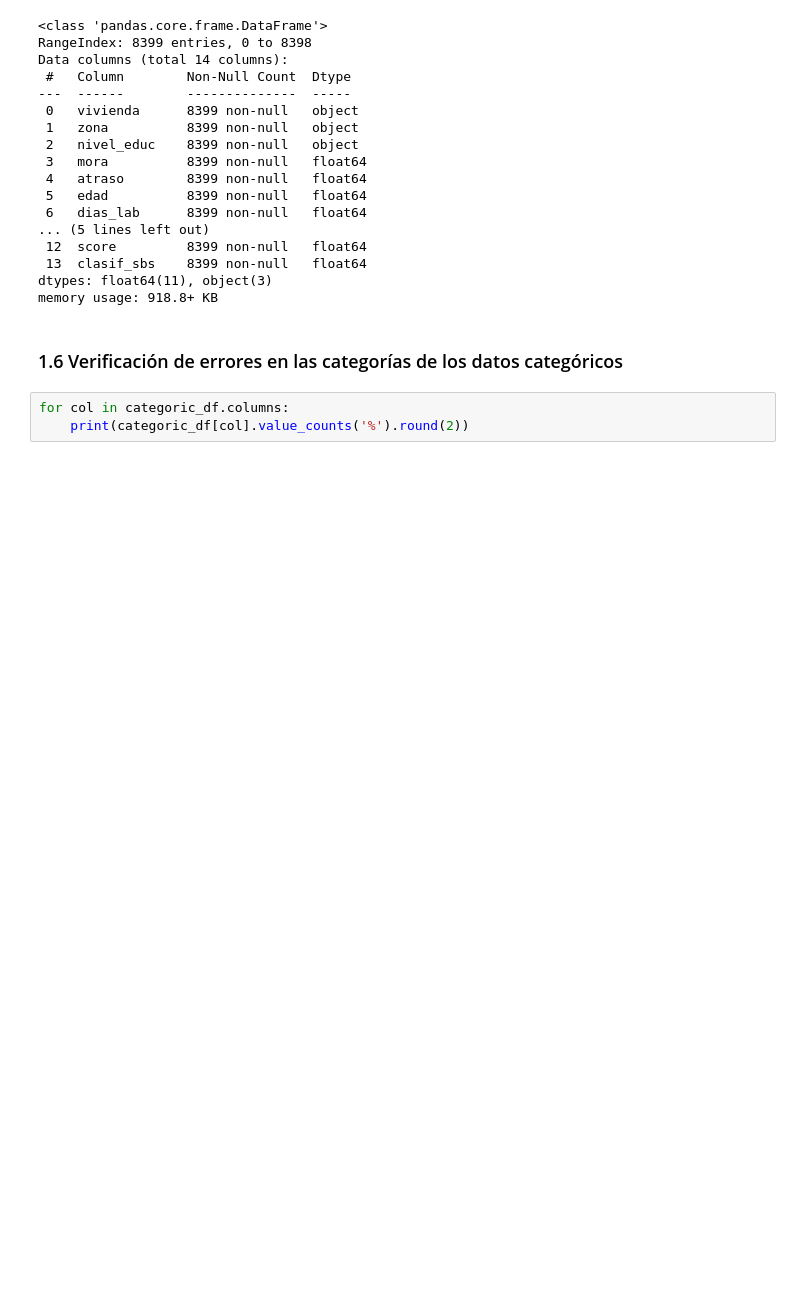
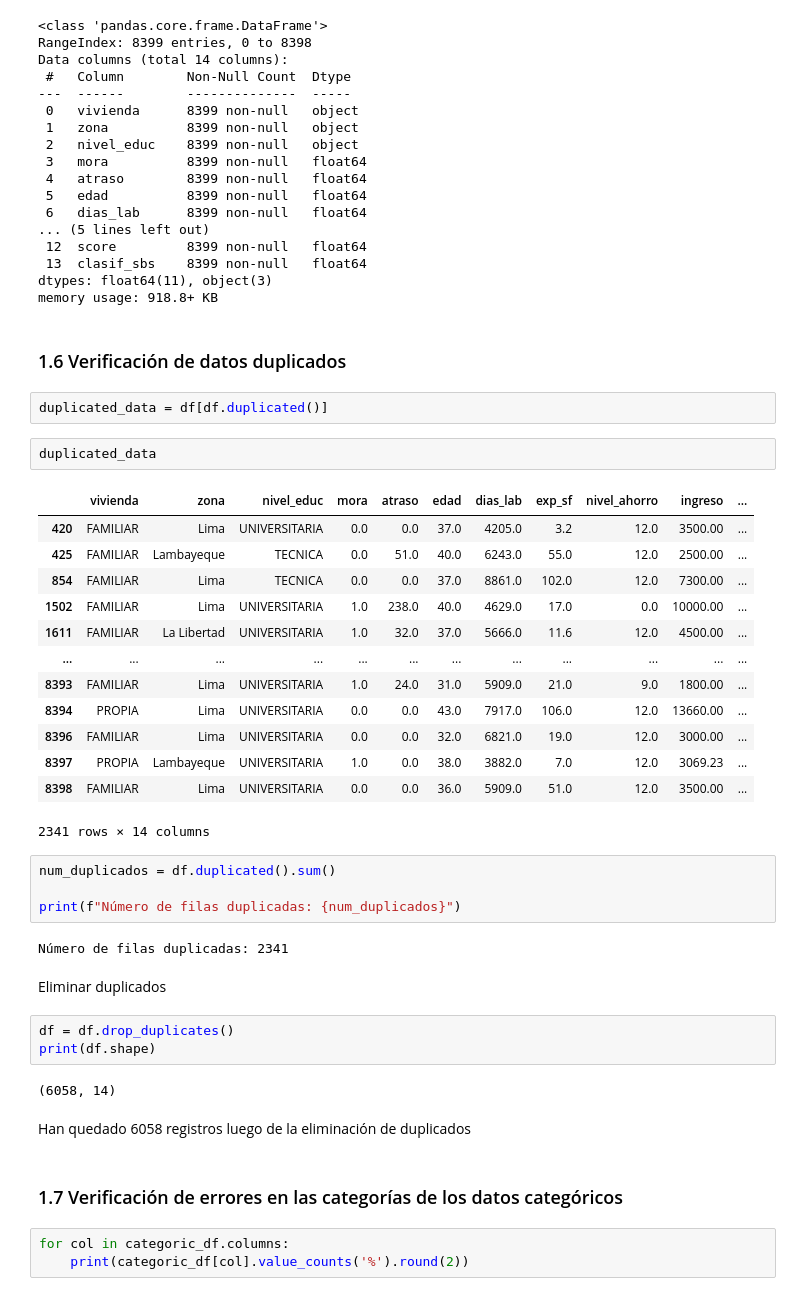
Before and after one commit to gonzakayunawel/tarea_1_mla, a Jupyter notebook: tarea_1_mla.ipynb, the cells around one changed output. Saved outputs shown, nothing was run; the diff lists cells and outputs as text; blank space fills up the shorter version.

```diff
--- a/tarea_1_mla.ipynb
+++ b/tarea_1_mla.ipynb
@@ -263,8 +263,43 @@ Data columns (total 14 columns):
  13  clasif_sbs    8399 non-null   float64
 dtypes: float64(11), object(3)
 memory usage: 918.8+ KB
+# %% [markdown]
+### 1.6 Verificación de datos duplicados
+# %%
+duplicated_data = df[df.duplicated()]
+# %%
+duplicated_data
+# %% [output]
+|  | vivienda | zona | nivel_educ | mora | atraso | edad | dias_lab | exp_sf | nivel_ahorro | ingreso | ... |
+| 420 | FAMILIAR | Lima | UNIVERSITARIA | 0.0 | 0.0 | 37.0 | 4205.0 | 3.2 | 12.0 | 3500.00 | ... |
+| 425 | FAMILIAR | Lambayeque | TECNICA | 0.0 | 51.0 | 40.0 | 6243.0 | 55.0 | 12.0 | 2500.00 | ... |
+| 854 | FAMILIAR | Lima | TECNICA | 0.0 | 0.0 | 37.0 | 8861.0 | 102.0 | 12.0 | 7300.00 | ... |
+| 1502 | FAMILIAR | Lima | UNIVERSITARIA | 1.0 | 238.0 | 40.0 | 4629.0 | 17.0 | 0.0 | 10000.00 | ... |
+| 1611 | FAMILIAR | La Libertad | UNIVERSITARIA | 1.0 | 32.0 | 37.0 | 5666.0 | 11.6 | 12.0 | 4500.00 | ... |
+| ... | ... | ... | ... | ... | ... | ... | ... | ... | ... | ... | ... |
+| 8393 | FAMILIAR | Lima | UNIVERSITARIA | 1.0 | 24.0 | 31.0 | 5909.0 | 21.0 | 9.0 | 1800.00 | ... |
+| 8394 | PROPIA | Lima | UNIVERSITARIA | 0.0 | 0.0 | 43.0 | 7917.0 | 106.0 | 12.0 | 13660.00 | ... |
+| 8396 | FAMILIAR | Lima | UNIVERSITARIA | 0.0 | 0.0 | 32.0 | 6821.0 | 19.0 | 12.0 | 3000.00 | ... |
+| 8397 | PROPIA | Lambayeque | UNIVERSITARIA | 1.0 | 0.0 | 38.0 | 3882.0 | 7.0 | 12.0 | 3069.23 | ... |
+| 8398 | FAMILIAR | Lima | UNIVERSITARIA | 0.0 | 0.0 | 36.0 | 5909.0 | 51.0 | 12.0 | 3500.00 | ... |
+2341 rows × 14 columns
+# %%
+num_duplicados = df.duplicated().sum()
+
+print(f"Número de filas duplicadas: {num_duplicados}")
+# %% [output]
+Número de filas duplicadas: 2341
+# %% [markdown]
+Eliminar duplicados
+# %%
+df = df.drop_duplicates()
+print(df.shape)
+# %% [output]
+(6058, 14)
+# %% [markdown]
+Han quedado 6058 registros luego de la eliminación de duplicados
 # %% [markdown]
-### 1.6 Verificación de errores en las categorías de los datos categóricos
+### 1.7 Verificación de errores en las categorías de los datos categóricos
 # %%
 for col in categoric_df.columns:
     print(categoric_df[col].value_counts('%').round(2))
```
Also changed, not shown: parts of 8 cells of this notebook.
